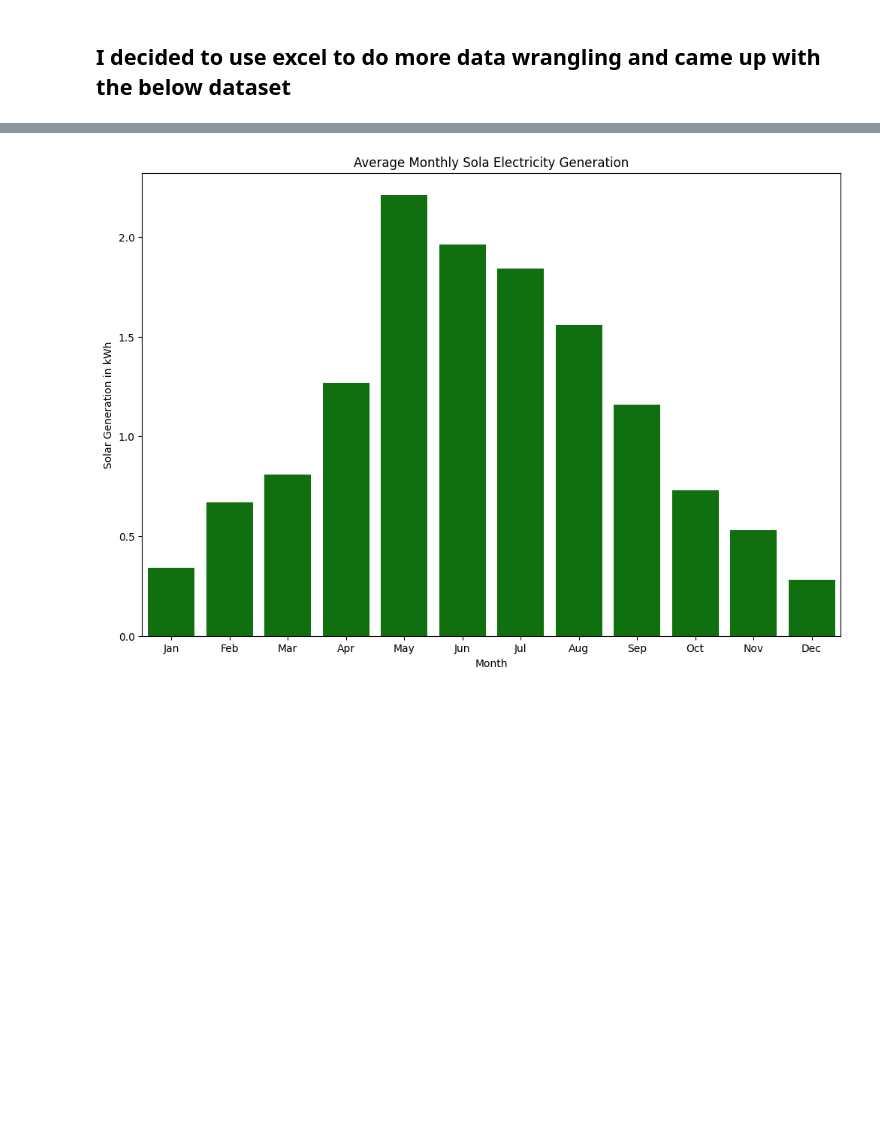
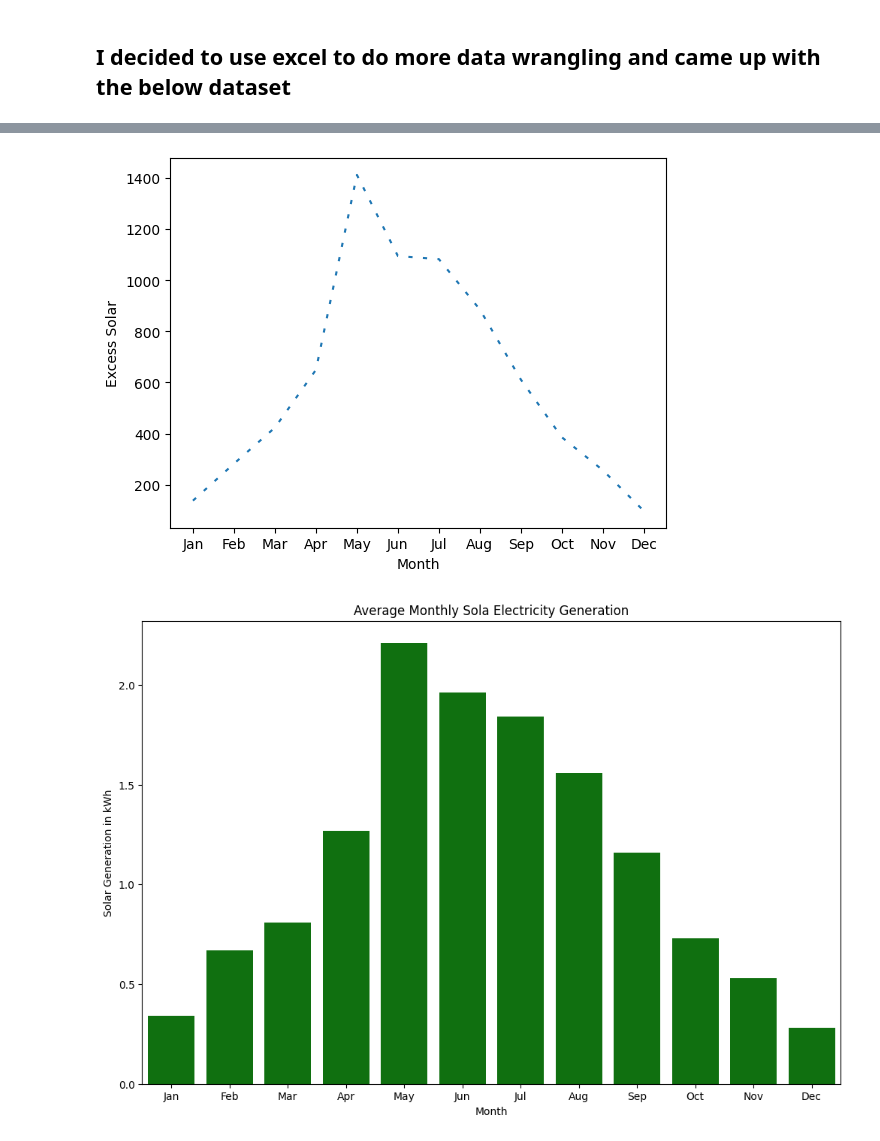
Before and after one commit to Anne22-beep/DEV-Project, a Jupyter notebook: Meet up/main.ipynb, the cells around one changed output, grey strips where cells are left out. Drawn from its saved outputs; the diff is of its cells as text; code cells hidden in the pictures; blank space fills up the shorter version.

```diff
--- a/Meet up/main.ipynb
+++ b/Meet up/main.ipynb
@@ -74,3 +51,14 @@ dictSolar
+# %%
+df['Excess Solar'] = df['Solar electricity generation (kWh)'] - df['Electricity usage (kWh)']
+df['Excess Solar']=df['Excess Solar'].apply(lambda x: 0 if x<0 else x)
+# %%
+dictEcessSolar = {i:round(df[df['Month']==i]['Excess Solar'].sum(),2) for i in months}
+sns.lineplot(dictEcessSolar,dashes=[2,5])
+plt.xlabel('Month')
+plt.ylabel('Excess Solar')
+plt.show()
+# %% [output]
+[figure, added]
 # %%
 plt.figure(figsize=(12,8))
 plt.title('Average Monthly Sola Electricity Generation')
```
Also changed, not shown: parts of 11 cells of this notebook, 2 other files.
